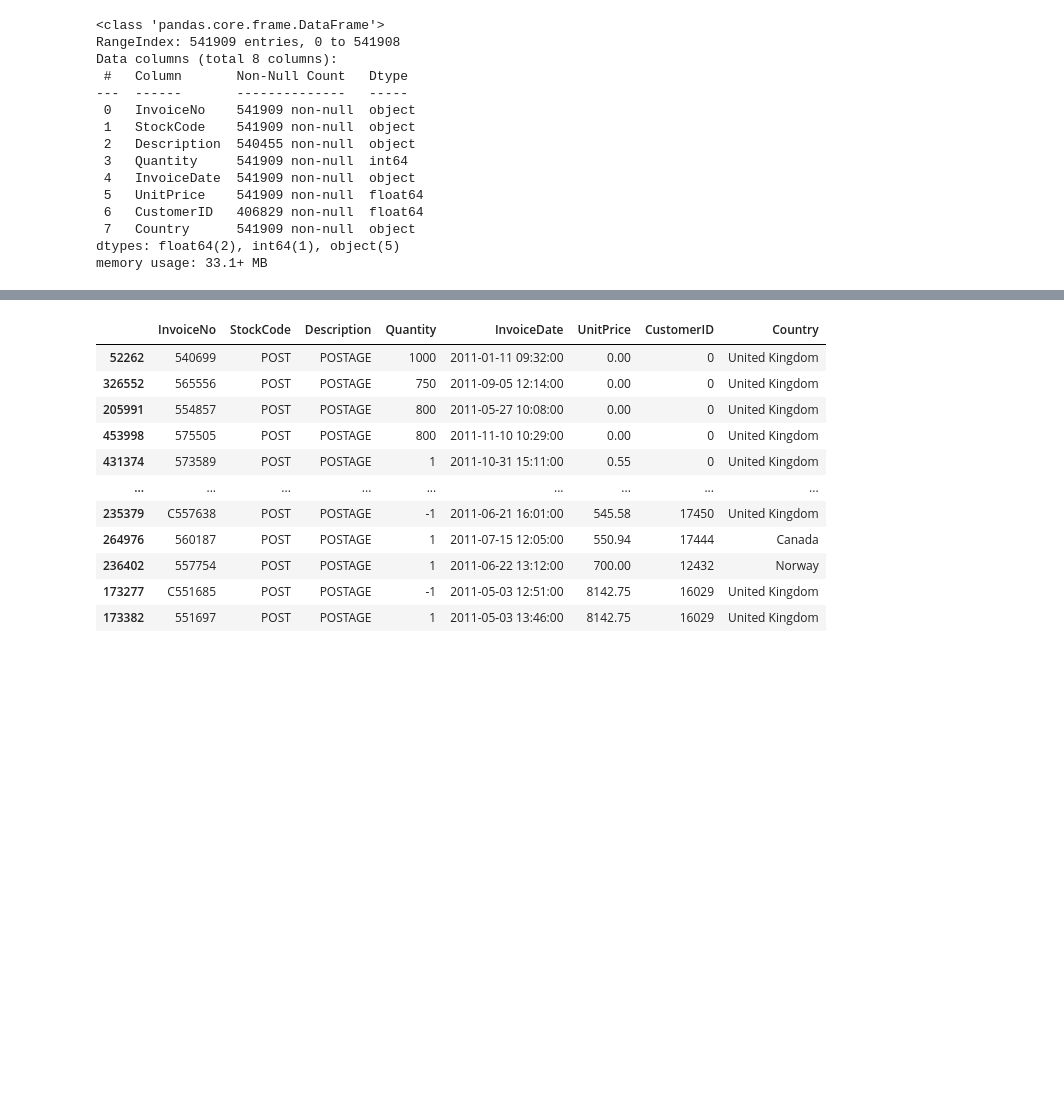
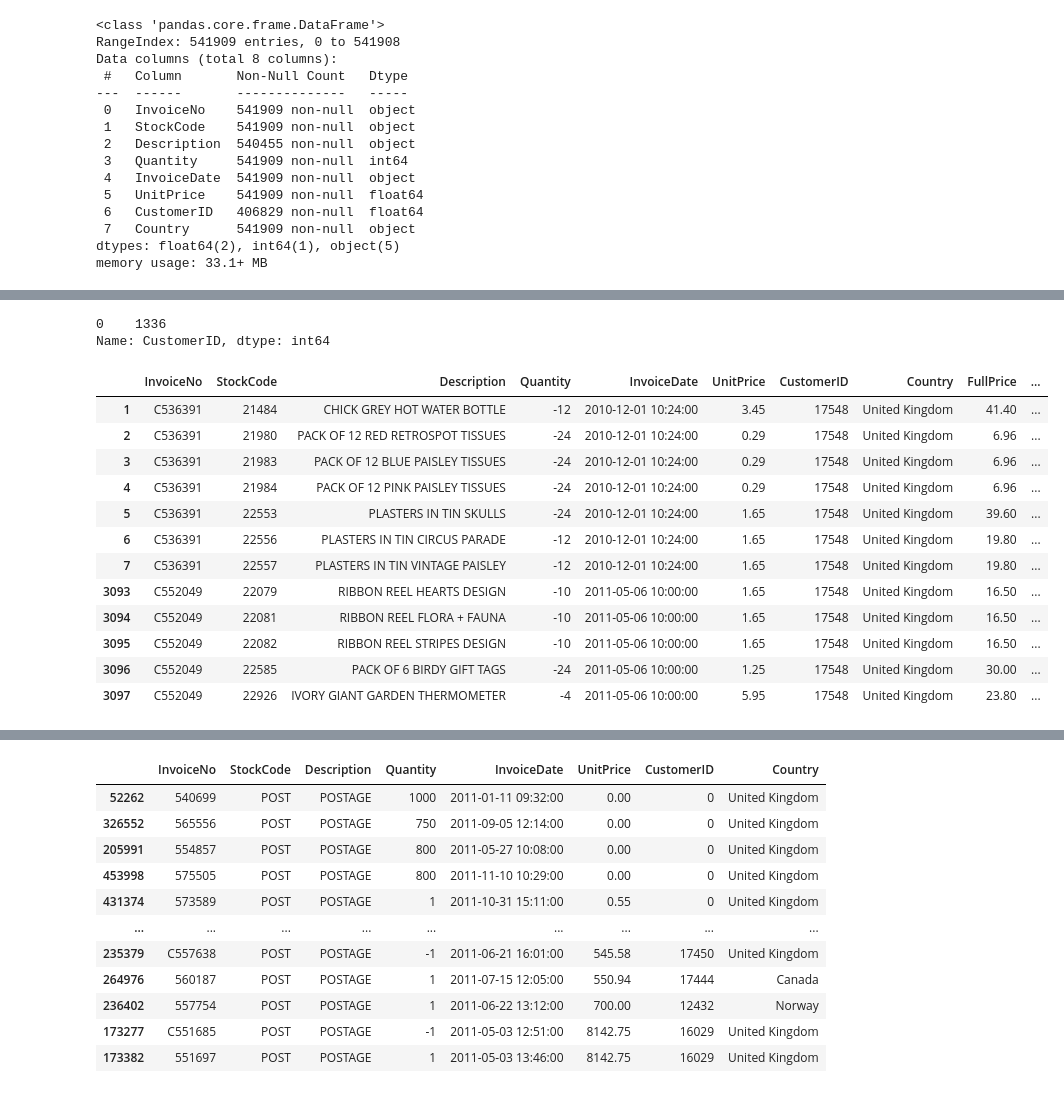
Before and after one commit to gregi12/e-commerce_analysis, a Jupyter notebook: exploratory_analysis.ipynb, the cells around one changed output, grey strips where cells are left out. Saved outputs shown, nothing was run; the diff lists cells and outputs as text; code cells hidden in the pictures; blank space fills up the shorter version.

```diff
--- a/exploratory_analysis.ipynb
+++ b/exploratory_analysis.ipynb
@@ -119,0 +165,22 @@ cancelled_orders_and_returns = cancelled_orders(filtered_df)
+# %%
+maska = filtered_df['InvoiceNo'].str.startswith('C')
+filtered_df[(maska==False) & (filtered_df['Quantity']<0)]
+# %% [output]
+0    1336
+Name: CustomerID, dtype: int64
+# %%
+cancelled_orders_and_returns[cancelled_orders_and_returns['CustomerID']==17548]
+# %% [output]
+|  | InvoiceNo | StockCode | Description | Quantity | InvoiceDate | UnitPrice | CustomerID | Country | FullPrice | ... |
+| 1 | C536391 | 21484 | CHICK GREY HOT WATER BOTTLE | -12 | 2010-12-01 10:24:00 | 3.45 | 17548 | United Kingdom | 41.40 | ... |
+| 2 | C536391 | 21980 | PACK OF 12 RED RETROSPOT TISSUES | -24 | 2010-12-01 10:24:00 | 0.29 | 17548 | United Kingdom | 6.96 | ... |
+| 3 | C536391 | 21983 | PACK OF 12 BLUE PAISLEY TISSUES | -24 | 2010-12-01 10:24:00 | 0.29 | 17548 | United Kingdom | 6.96 | ... |
+| 4 | C536391 | 21984 | PACK OF 12 PINK PAISLEY TISSUES | -24 | 2010-12-01 10:24:00 | 0.29 | 17548 | United Kingdom | 6.96 | ... |
+| 5 | C536391 | 22553 | PLASTERS IN TIN SKULLS | -24 | 2010-12-01 10:24:00 | 1.65 | 17548 | United Kingdom | 39.60 | ... |
+| 6 | C536391 | 22556 | PLASTERS IN TIN CIRCUS PARADE | -12 | 2010-12-01 10:24:00 | 1.65 | 17548 | United Kingdom | 19.80 | ... |
+| 7 | C536391 | 22557 | PLASTERS IN TIN VINTAGE PAISLEY | -12 | 2010-12-01 10:24:00 | 1.65 | 17548 | United Kingdom | 19.80 | ... |
+| 3093 | C552049 | 22079 | RIBBON REEL HEARTS DESIGN | -10 | 2011-05-06 10:00:00 | 1.65 | 17548 | United Kingdom | 16.50 | ... |
+| 3094 | C552049 | 22081 | RIBBON REEL FLORA + FAUNA | -10 | 2011-05-06 10:00:00 | 1.65 | 17548 | United Kingdom | 16.50 | ... |
+| 3095 | C552049 | 22082 | RIBBON REEL STRIPES DESIGN | -10 | 2011-05-06 10:00:00 | 1.65 | 17548 | United Kingdom | 16.50 | ... |
+| 3096 | C552049 | 22585 | PACK OF 6 BIRDY GIFT TAGS | -24 | 2011-05-06 10:00:00 | 1.25 | 17548 | United Kingdom | 30.00 | ... |
+| 3097 | C552049 | 22926 | IVORY GIANT GARDEN THERMOMETER | -4 | 2011-05-06 10:00:00 | 5.95 | 17548 | United Kingdom | 23.80 | ... |
```
Also changed, not shown: parts of 27 cells of this notebook.
